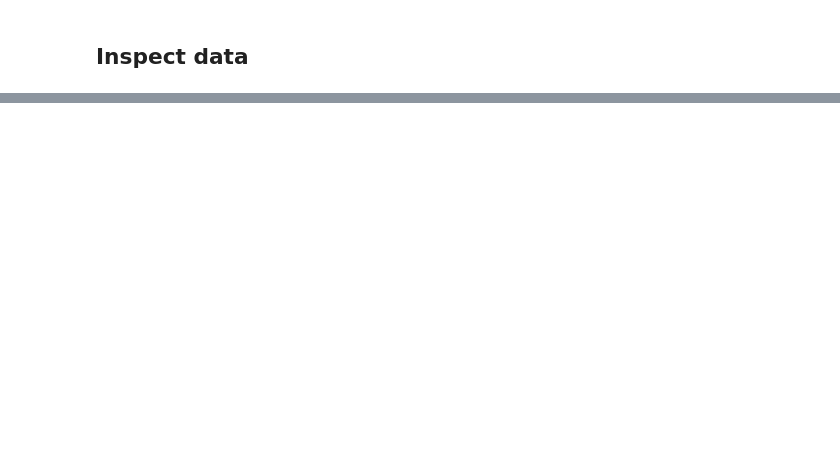
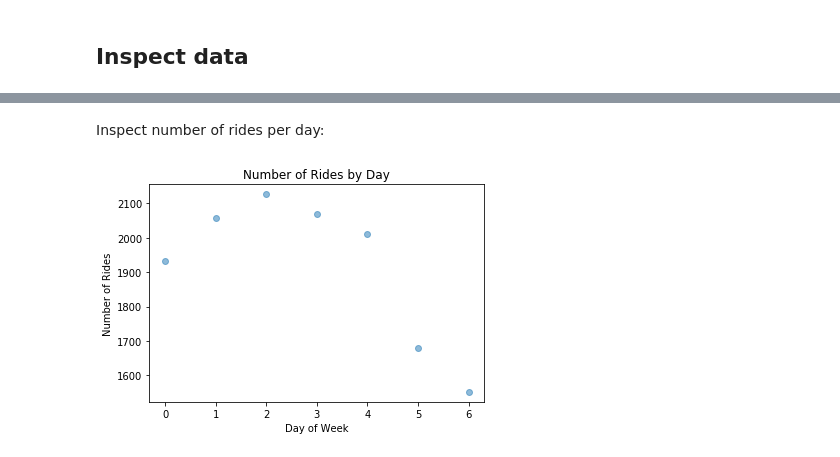
Before and after one commit to yslnam/mofo_bikes, a Jupyter notebook: notebooks/eda/citibike_preprocessed_eda.ipynb, the cells around one changed output, grey strips where cells are left out. Saved outputs shown, nothing was run; the diff lists cells and outputs as text; code cells hidden in the pictures; blank space fills up the shorter version.

```diff
--- a/notebooks/eda/citibike_preprocessed_eda.ipynb
+++ b/notebooks/eda/citibike_preprocessed_eda.ipynb
@@ -240,4 +278,4 @@ Name: tripdistance, Length: 4605356, dtype: float64
 cb['manhdistance'] = calc_manh_disth(cb.startstationlatitude,
                                      cb.startstationlongitude,
                                      cb.endstationlatitude,
-                                     cb.endstationlongitude)
+                                     cb.endstationlongitude).astype('float16')
@@ -259,6 +282,6 @@ Name: manhdistance, Length: 4605356, dtype: float64
 # %% [markdown]
 Create new features, `startmonth` and `endmonth`:
 # %%
-cb['startmonth'] = cb['starttime'].dt.month
-cb['stopmonth'] = cb['stoptime'].dt.month
+cb['startmonth'] = cb['starttime'].dt.month.astype('int16')
+cb['stopmonth'] = cb['stoptime'].dt.month.astype('int16')
 # %% [markdown]
@@ -266,8 +289,8 @@ Create new features for days of week, `startdayofweek` and `enddayofweek` (along
 # %%
-cb['startdayofweek'] = cb['starttime'].dt.day_name()
-cb['startdayofweek_code'] = cb['starttime'].dt.dayofweek
-cb['stopdayofweek'] = cb['stoptime'].dt.day_name()
-cb['stopdayofweek_code'] = cb['stoptime'].dt.dayofweek
+cb['startdayname'] = cb['starttime'].dt.day_name().astype('category')
+cb['startday'] = cb['starttime'].dt.dayofweek.astype('int16')
+cb['stopdayname'] = cb['stoptime'].dt.day_name().astype('category')
+cb['stopday'] = cb['stoptime'].dt.dayofweek.astype('int16')
 # %%
 # def trip_day(df):
 #     start_temp = pd.DataFrame({'startday': df['startdayofweek'].tolist(), 'code': df['startdayofweek_code'].tolist()})
@@ -286,8 +309,8 @@ cb['stopdayofweek_code'] = cb['stoptime'].dt.dayofweek
 # %% [markdown]
 Create new features, `starthour` and `endhour`:
 # %%
-cb['starthour'] = cb['starttime'].dt.hour
-cb['endhour'] = cb['stoptime'].dt.hour
+cb['starthour'] = cb['starttime'].dt.hour.astype('int16')
+cb['endhour'] = cb['stoptime'].dt.hour.astype('int16')
 # %% [markdown]
 Create new features, `startboro` and `endboro`:
 # %%
@@ -315,0 +385,12 @@ Create new feature, `uniquetripid`:
+# %% [markdown]
+Inspect number of rides per day:
+# %%
+x=cb.startday.value_counts().index
+y=cb.startday.value_counts()/(343) #divide by number of weeks to get mean rides per day
+plt.scatter(x, y, alpha=0.5)
+plt.xlabel('Day of Week')
+plt.ylabel('Number of Rides')
+plt.title('Number of Rides by Day')
+plt.show()
+# %% [output]
+[figure, added]
```
Also changed, not shown: parts of 52 cells of this notebook.
